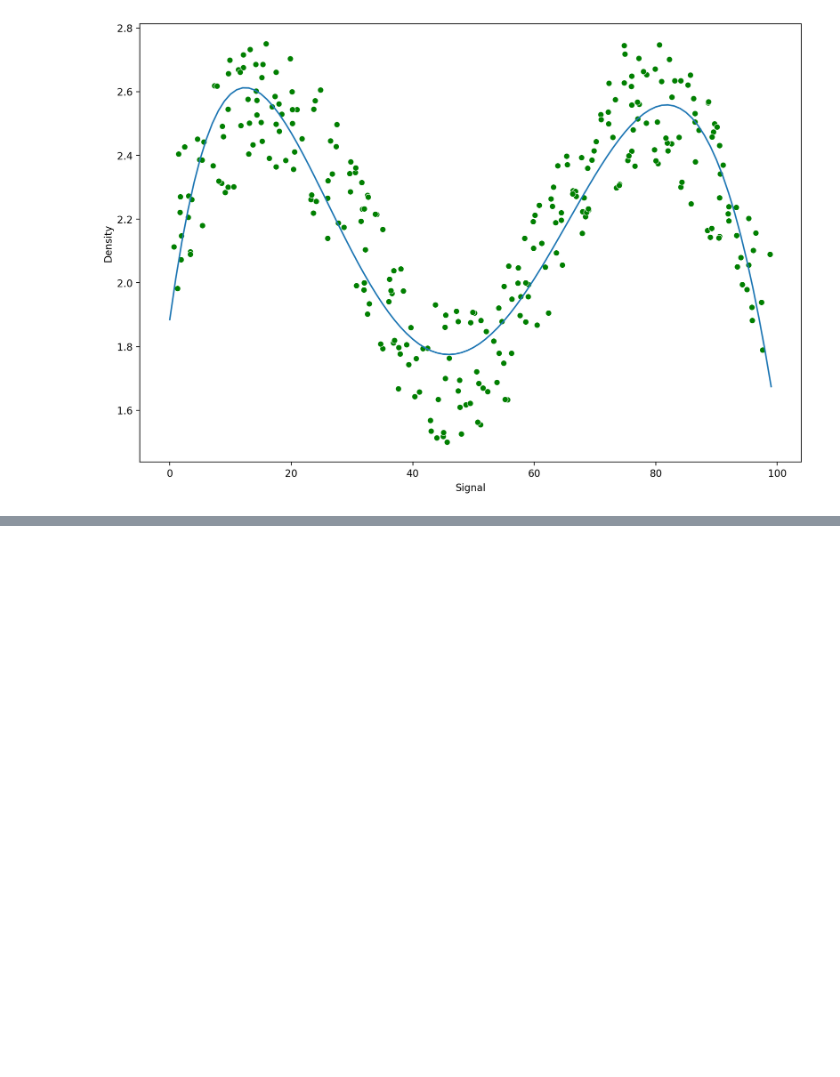
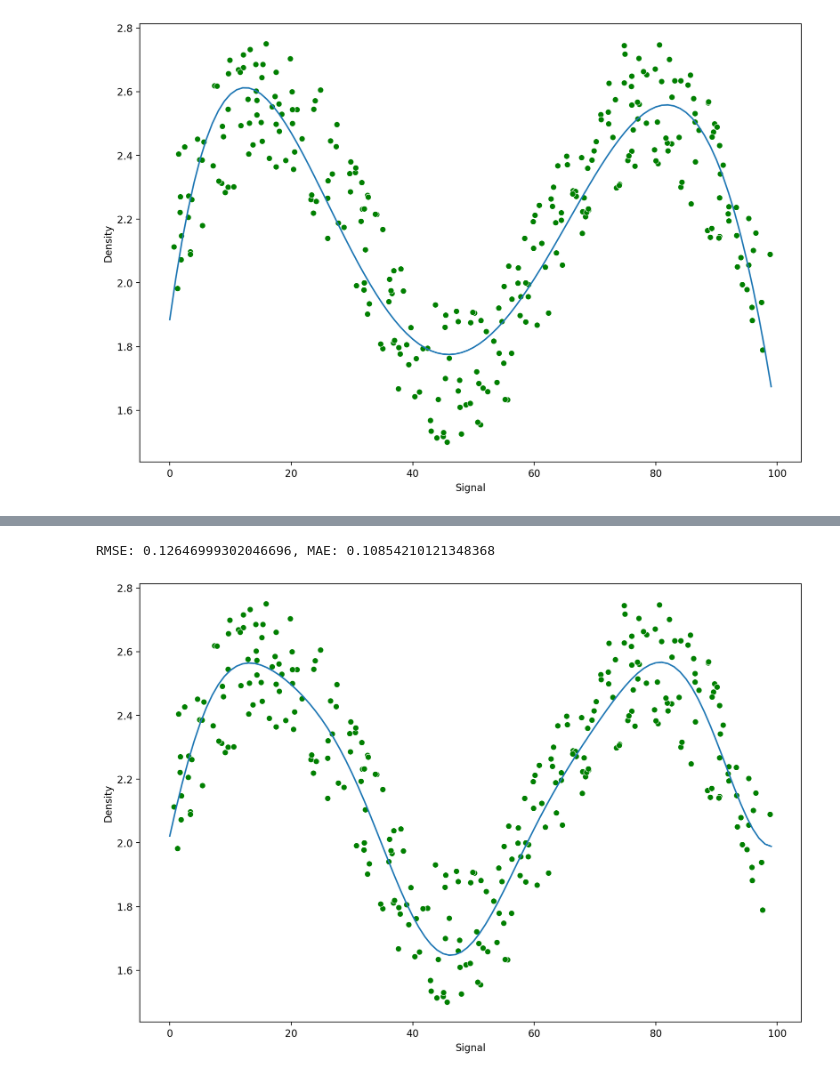
Before and after one commit to smdarshad000-lab/data-science-concepts, a Jupyter notebook: 38_Random_forest_regressor.ipynb, the cells around one changed output, grey strips where cells are left out. Saved outputs shown, nothing was run; the diff lists cells and outputs as text; code cells hidden in the pictures; blank space fills up the shorter version.

```diff
--- a/38_Random_forest_regressor.ipynb
+++ b/38_Random_forest_regressor.ipynb
@@ -131,0 +164,14 @@ RMSE: 0.14452813084167157, MAE: 0.11864312011579757
+# %%
+svr = SVR()
+param_grid = {
+    'C': [0.1, 1, 10, 100, 1000],
+    'gamma': ['auto', 'scale'],
+    'kernel': ['rbf', 'linear']
+}
+
+grid = GridSearchCV(svr, param_grid)
+
+run_model(grid, X_train, y_train, X_test, y_test)
+# %% [output]
+RMSE: 0.12646999302046696, MAE: 0.10854210121348368
+[figure, added]
```
Also changed, not shown: parts of 11 cells of this notebook.
